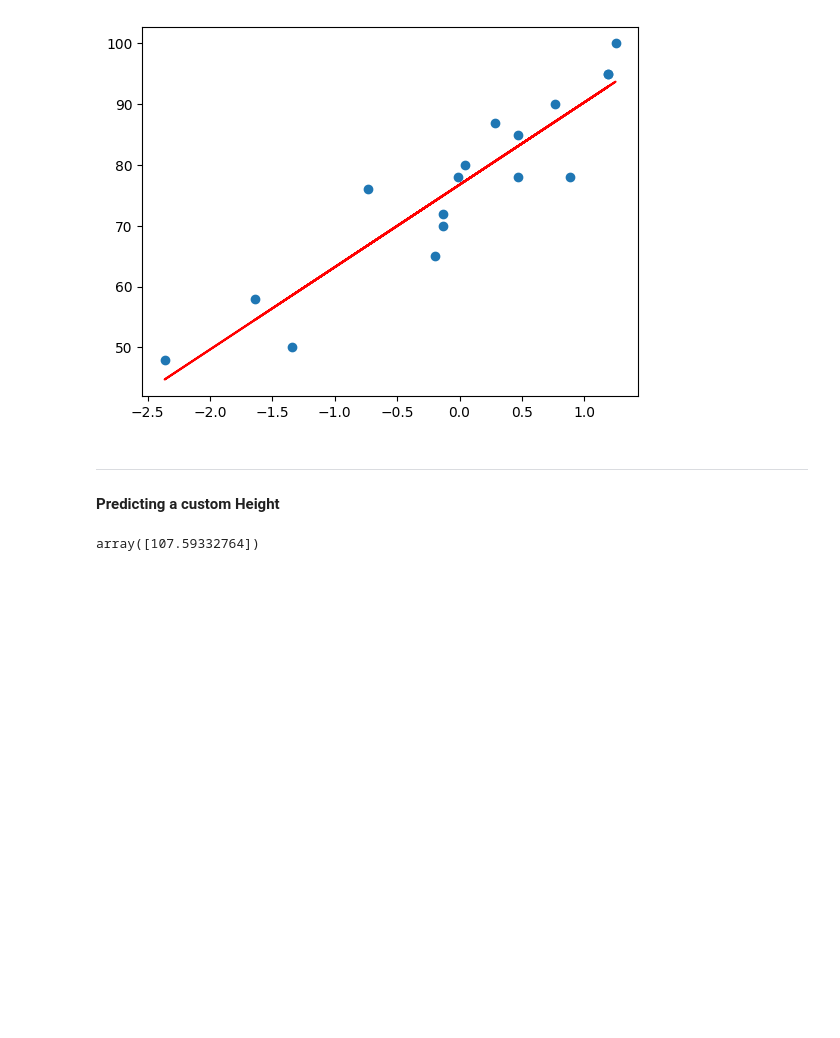
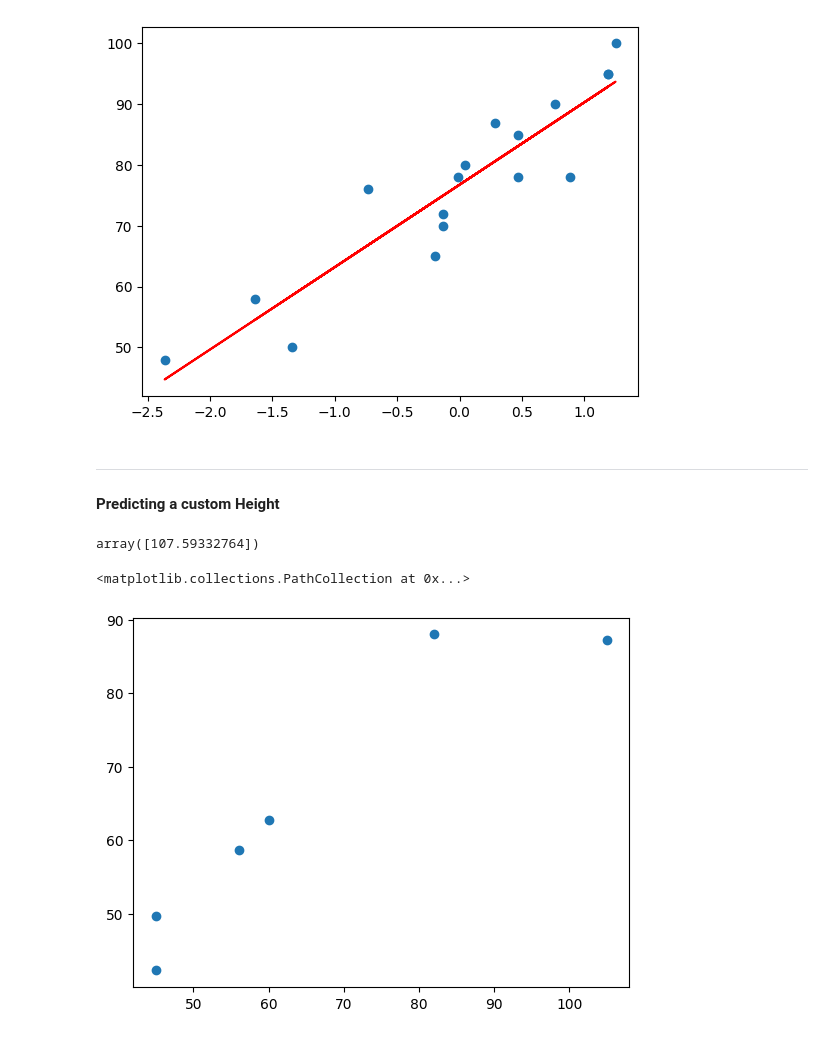
Before and after one commit to ShivamDevHere/machine-learning, a Jupyter notebook: 05-ML Project LifeCycle/01-simple-linreg.ipynb, the cells around one changed output. Saved outputs shown, nothing was run; the diff lists cells and outputs as text; code cells hidden in the pictures; blank space fills up the shorter version.

Commit message:
plot: Assumption

```diff
--- a/05-ML Project LifeCycle/01-simple-linreg.ipynb
+++ b/05-ML Project LifeCycle/01-simple-linreg.ipynb
@@ -115,3 +115,8 @@ scaler_heigth = scaler.transform([[200]])
 linreg.predict([scaler_heigth[0]])
 # %% [output]
 array([107.59332764])
+# %%
+plt.scatter(y_test, y_pred)
+# %% [output]
+<matplotlib.collections.PathCollection at 0x...>
+[figure, added]
```
Also changed, not shown: parts of 3 cells of this notebook.
